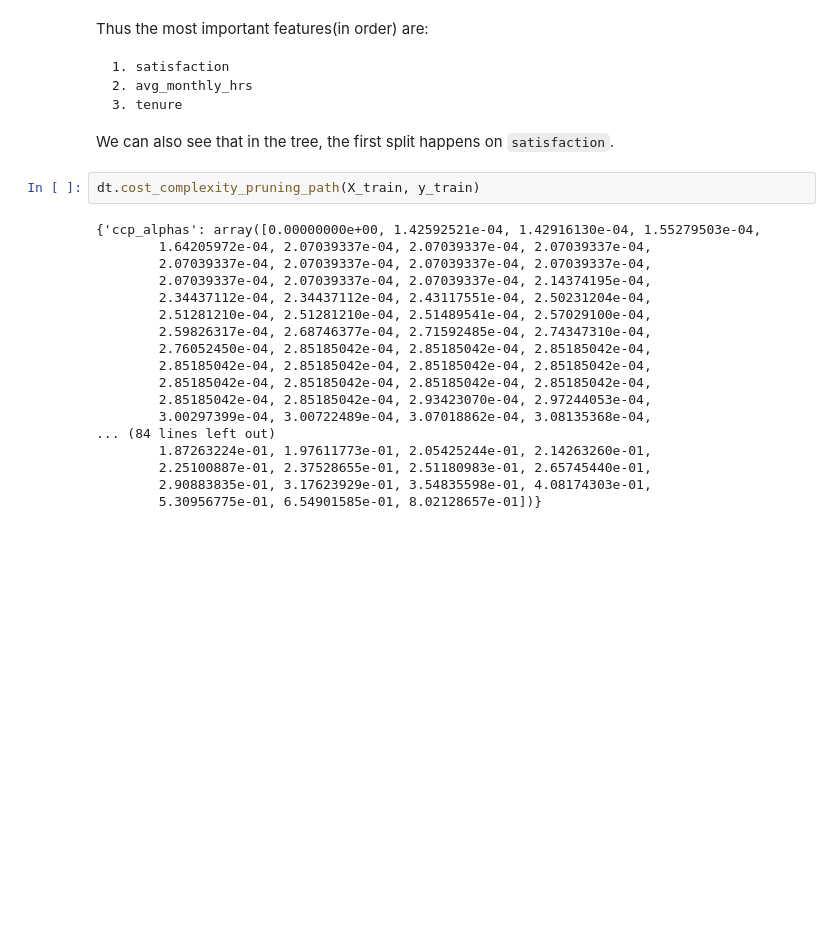
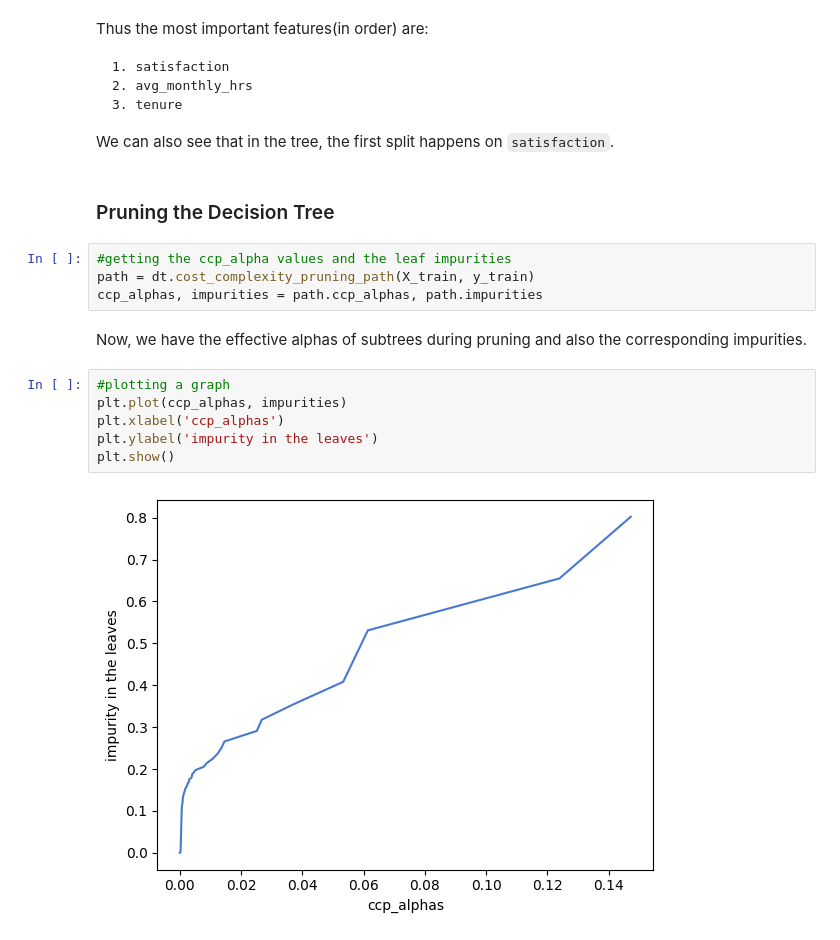
Before and after one commit to purusharthchrist/machine_learning, a Jupyter notebook: Lab_7/decision_tree.ipynb, the cells around one changed output. Cells and saved outputs as stored; diff of their text form; blank space fills up the shorter version.

````diff
--- a/Lab_7/decision_tree.ipynb
+++ b/Lab_7/decision_tree.ipynb
@@ -239,23 +239,19 @@ Thus the most important features(in order) are:
 ```
 
 We can also see that in the tree, the first split happens on `satisfaction`.
+# %% [markdown]
+### Pruning the Decision Tree
 # %%
-dt.cost_complexity_pruning_path(X_train, y_train)
+#getting the ccp_alpha values and the leaf impurities
+path = dt.cost_complexity_pruning_path(X_train, y_train)
+ccp_alphas, impurities = path.ccp_alphas, path.impurities
-# %% [output]
-{'ccp_alphas': array([0.00000000e+00, 1.42592521e-04, 1.42916130e-04, 1.55279503e-04,
-        1.64205972e-04, 2.07039337e-04, 2.07039337e-04, 2.07039337e-04,
-        2.07039337e-04, 2.07039337e-04, 2.07039337e-04, 2.07039337e-04,
-        2.07039337e-04, 2.07039337e-04, 2.07039337e-04, 2.14374195e-04,
-        2.34437112e-04, 2.34437112e-04, 2.43117551e-04, 2.50231204e-04,
-        2.51281210e-04, 2.51281210e-04, 2.51489541e-04, 2.57029100e-04,
-        2.59826317e-04, 2.68746377e-04, 2.71592485e-04, 2.74347310e-04,
-        2.76052450e-04, 2.85185042e-04, 2.85185042e-04, 2.85185042e-04,
-        2.85185042e-04, 2.85185042e-04, 2.85185042e-04, 2.85185042e-04,
-        2.85185042e-04, 2.85185042e-04, 2.85185042e-04, 2.85185042e-04,
-        2.85185042e-04, 2.85185042e-04, 2.93423070e-04, 2.97244053e-04,
-        3.00297399e-04, 3.00722489e-04, 3.07018862e-04, 3.08135368e-04,
-... (84 lines left out)
-        1.87263224e-01, 1.97611773e-01, 2.05425244e-01, 2.14263260e-01,
-        2.25100887e-01, 2.37528655e-01, 2.51180983e-01, 2.65745440e-01,
-        2.90883835e-01, 3.17623929e-01, 3.54835598e-01, 4.08174303e-01,
-        5.30956775e-01, 6.54901585e-01, 8.02128657e-01])}
+# %% [markdown]
+Now, we have the effective alphas of subtrees during pruning and also the corresponding impurities.
+# %%
+#plotting a graph
+plt.plot(ccp_alphas, impurities)
+plt.xlabel('ccp_alphas')
+plt.ylabel('impurity in the leaves')
+plt.show()
+# %% [output]
+[figure, added]
````
Also changed, not shown: parts of 14 cells of this notebook.
